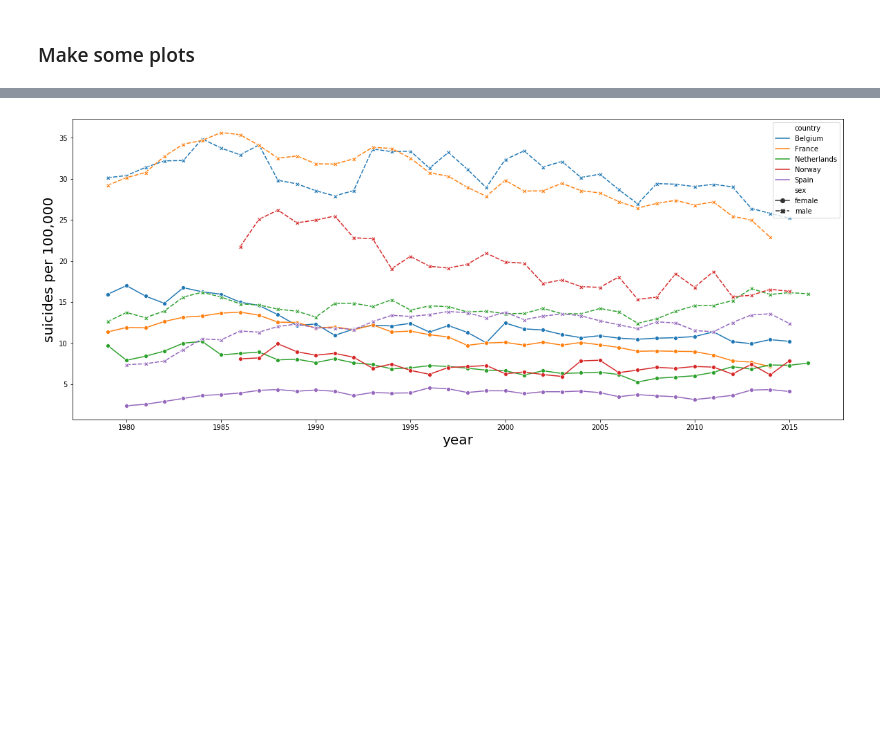
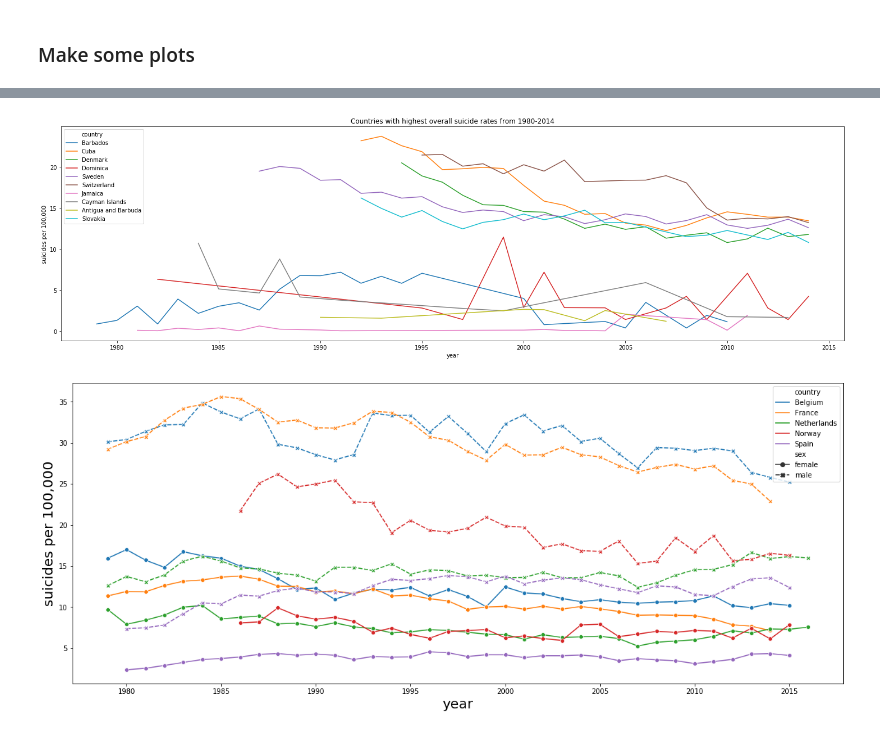
Before and after one commit to Hannemit/data_science_projects, a Jupyter notebook: notebooks/2_data_exploration.ipynb, the cells around one changed output, grey strips where cells are left out. Saved outputs shown, nothing was run; the diff lists cells and outputs as text; code cells hidden in the pictures; blank space fills up the shorter version.

```diff
--- a/notebooks/2_data_exploration.ipynb
+++ b/notebooks/2_data_exploration.ipynb
@@ -89,3 +182,16 @@ list(df_suicides["country"])
+# %%
+bottom_countries_overall = both.sort_values(by="suicides per 100,000", ascending=True).drop_duplicates(subset=["country"], keep='first')
+bottom_countries_overall = bottom_countries_overall.iloc[:10]["country"]
+
+sample = both.loc[both["country"].isin(bottom_countries_overall), :]
+sample.loc[sample["suicides per 100,000"] == 0, "suicides per 100,000"] = np.nan
+
+
+fig = plt.figure(figsize=(25,7))
+plt.title("Countries with highest overall suicide rates from 1980-2014")
+sns.lineplot(x="year", y="suicides per 100,000", data=sample, hue="country");
+# %% [output]
+[figure, added]
 # %%
 def plot_stats(data_frame):
 
```
Also changed, not shown: parts of 26 cells of this notebook.
